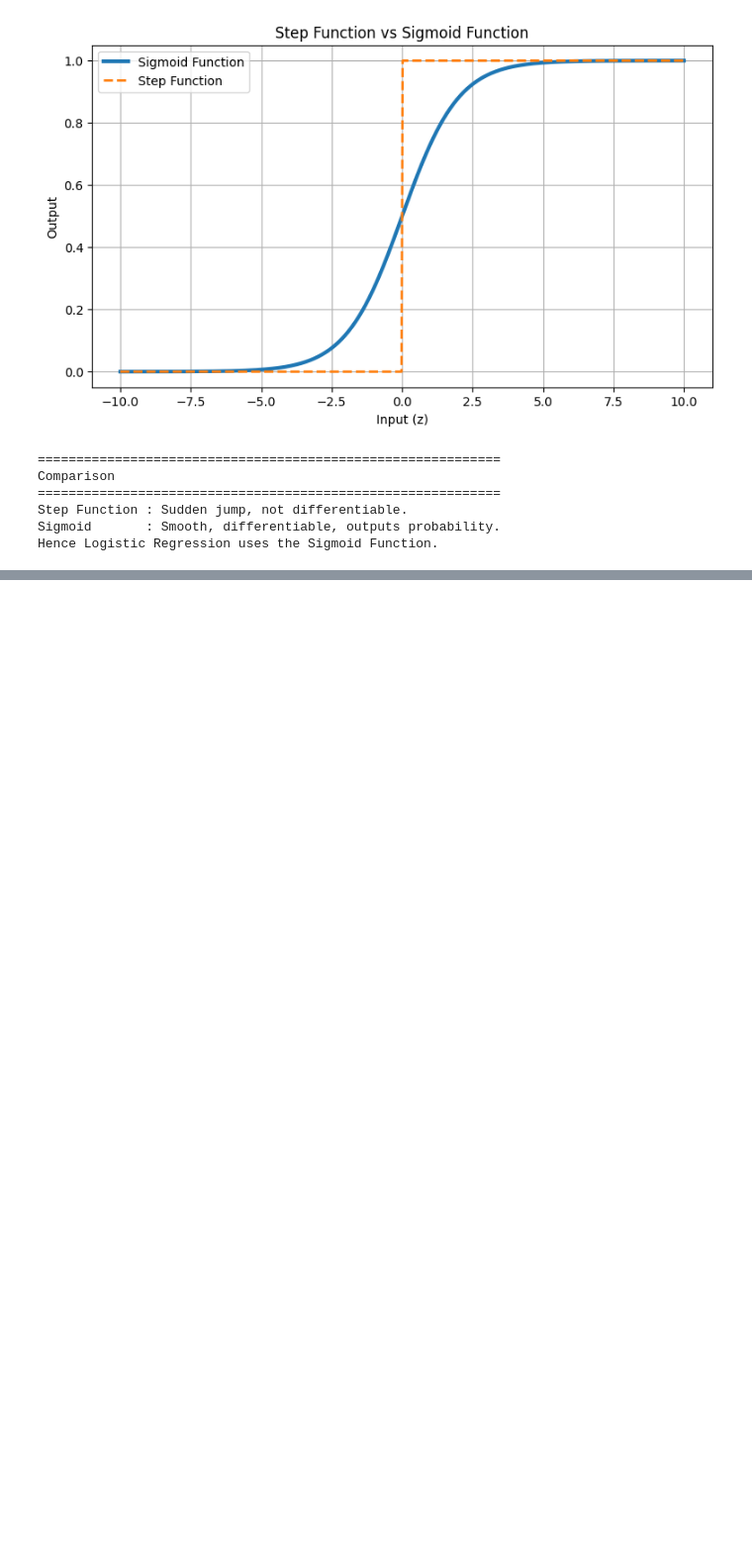
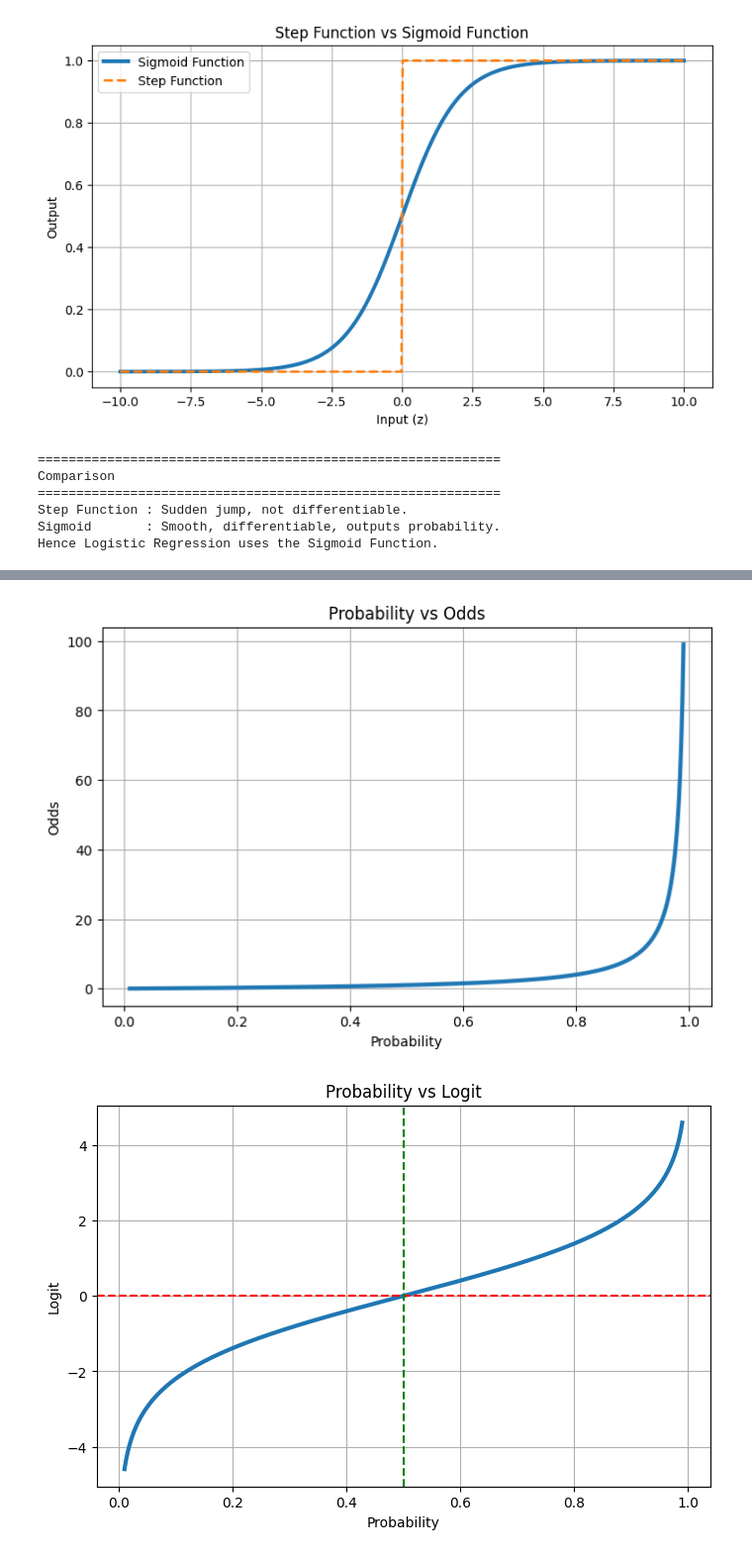
Before and after one commit to TARUN-85/Mission_AI_ML_Pro_Learning, a Jupyter notebook: MY_PROJECTS_AI_ML/PythonFiles/ML_LEARNING/LOGISTIC_REGRESSION.ipynb, the cells around one changed output, grey strips where cells are left out. Shown at 99% size. Drawn from its saved outputs; the diff is of its cells as text; code cells hidden in the pictures; blank space fills up the shorter version.

```diff
--- a/MY_PROJECTS_AI_ML/PythonFiles/ML_LEARNING/LOGISTIC_REGRESSION.ipynb
+++ b/MY_PROJECTS_AI_ML/PythonFiles/ML_LEARNING/LOGISTIC_REGRESSION.ipynb
@@ -3890,0 +4373,36 @@ Hence Logistic Regression uses the Sigmoid Function.
+# %%
+"""
+Probability vs Odds vs Logit
+"""
+
+import numpy as np
+import matplotlib.pyplot as plt
+
+# Avoid 0 and 1 because logit is undefined there
+p = np.linspace(0.01, 0.99, 500)
+
+odds = p / (1 - p)
+logits = np.log(odds)
+
+# Probability vs Odds
+plt.figure(figsize=(8,5))
+plt.plot(p, odds, linewidth=3)
+plt.title("Probability vs Odds")
+plt.xlabel("Probability")
+plt.ylabel("Odds")
+plt.grid(True)
+plt.show()
+
+# Probability vs Logit
+plt.figure(figsize=(8,5))
+plt.plot(p, logits, linewidth=3)
+plt.axhline(0, color="red", linestyle="--")
+plt.axvline(0.5, color="green", linestyle="--")
+plt.title("Probability vs Logit")
+plt.xlabel("Probability")
+plt.ylabel("Logit")
+plt.grid(True)
+plt.show()
+# %% [output]
+[figure, added]
+[figure, added]
```
Also changed, not shown: parts of 91 cells of this notebook.
